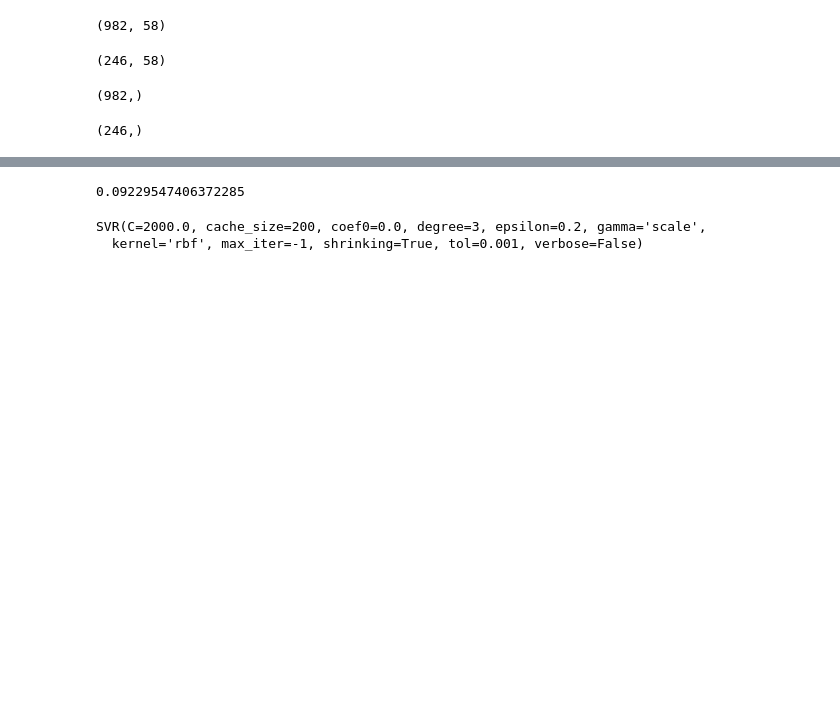
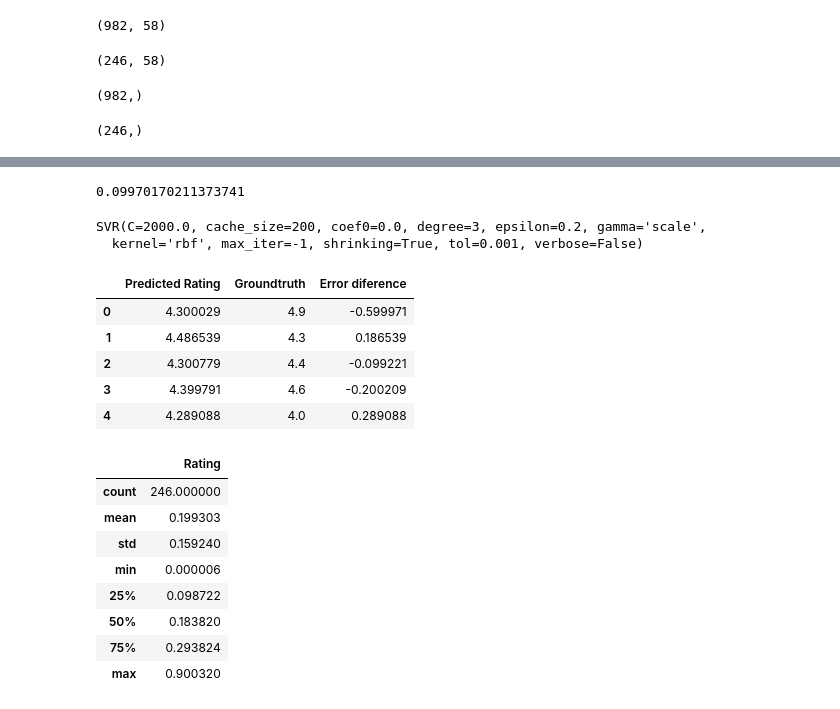
Before and after one commit to Paulapr/datamad0119, a Jupyter notebook: module-3/lab-supervised-learning-feature-extraction/your-code/main.ipynb, the cells around one changed output, grey strips where cells are left out. Cells and saved outputs as stored; diff of their text form; code cells hidden in the pictures; blank space fills up the shorter version.

Commit message:
añadido el error del bonus

```diff
--- a/module-3/lab-supervised-learning-feature-extraction/your-code/main.ipynb
+++ b/module-3/lab-supervised-learning-feature-extraction/your-code/main.ipynb
@@ -753,12 +753,12 @@ SVR(C=1.0, cache_size=200, coef0=0.0, degree=3, epsilon=0.2, gamma='scale',
 # %%
 # ESTE ES EL QUE TIENE MAYOR PRECISION
 
-clf = svm.SVR(gamma='scale', C=2000.0, epsilon=0.2)
-clf = clf.fit(X_train, y_train)
+regresor = svm.SVR(gamma='scale', C=2000.0, epsilon=0.2)
+regresor = regresor.fit(X_train, y_train)
 
-display(clf.score(X_test,y_test))
-display(clf)
+display(regresor.score(X_test,y_test))
+display(regresor)
 # %% [output]
-0.09229547406372285
+0.09970170211373741
 SVR(C=2000.0, cache_size=200, coef0=0.0, degree=3, epsilon=0.2, gamma='scale',
   kernel='rbf', max_iter=-1, shrinking=True, tol=0.001, verbose=False)
@@ -777,0 +765,26 @@ display(clf)
+# %%
+regresor.predict(X_test) - y_test
+
+df1  = pd.DataFrame(np.array([regresor.predict(X_test),y_test,regresor.predict(X_test)-y_test]).T)
+
+df1.columns = ['Predicted Rating', 'Groundtruth','Error diference']
+
+df2 = pd.DataFrame(np.abs(regresor.predict(X_test)-y_test))
+
+display(df1.head(),df2.describe())
+# %% [output]
+|  | Predicted Rating | Groundtruth | Error diference |
+| 0 | 4.300029 | 4.9 | -0.599971 |
+| 1 | 4.486539 | 4.3 | 0.186539 |
+| 2 | 4.300779 | 4.4 | -0.099221 |
+| 3 | 4.399791 | 4.6 | -0.200209 |
+| 4 | 4.289088 | 4.0 | 0.289088 |
+|  | Rating |
+| count | 246.000000 |
+| mean | 0.199303 |
+| std | 0.159240 |
+| min | 0.000006 |
+| 25% | 0.098722 |
+| 50% | 0.183820 |
+| 75% | 0.293824 |
+| max | 0.900320 |
```
Also changed, not shown: parts of 5 cells of this notebook.
